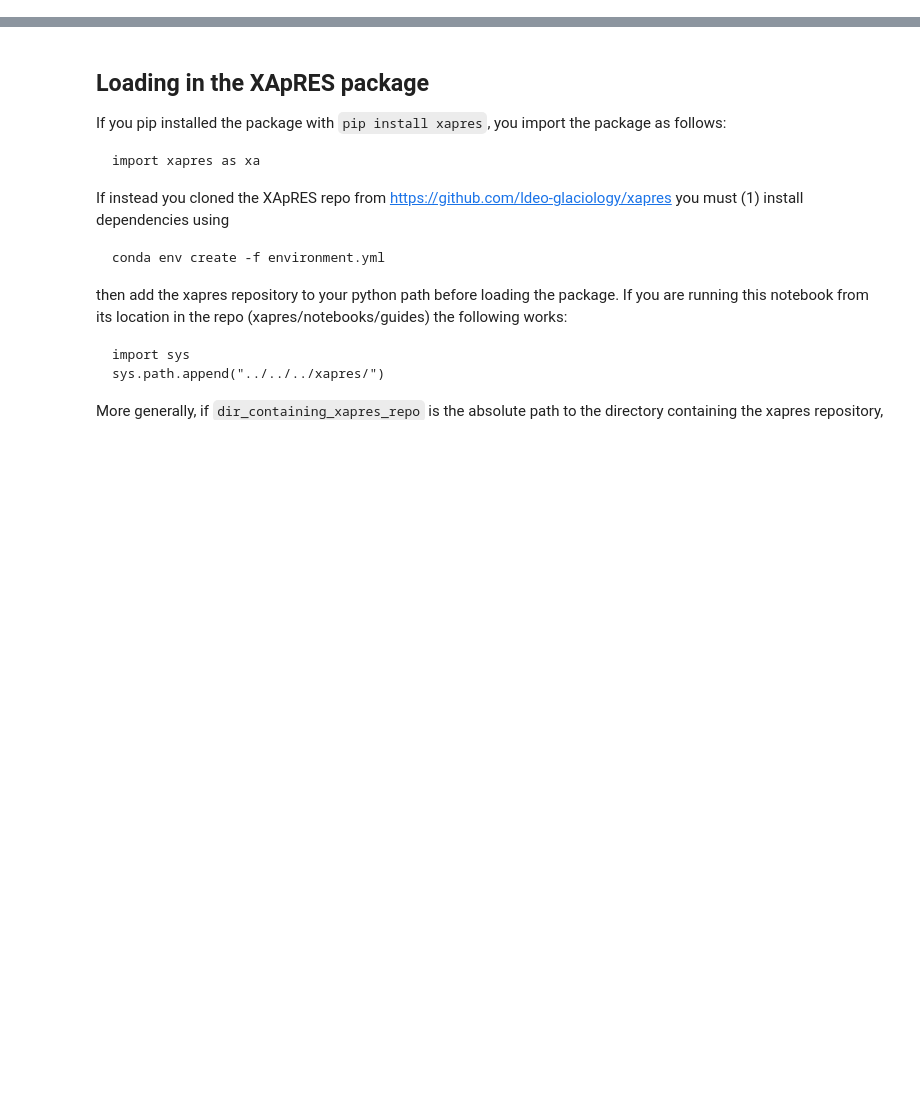
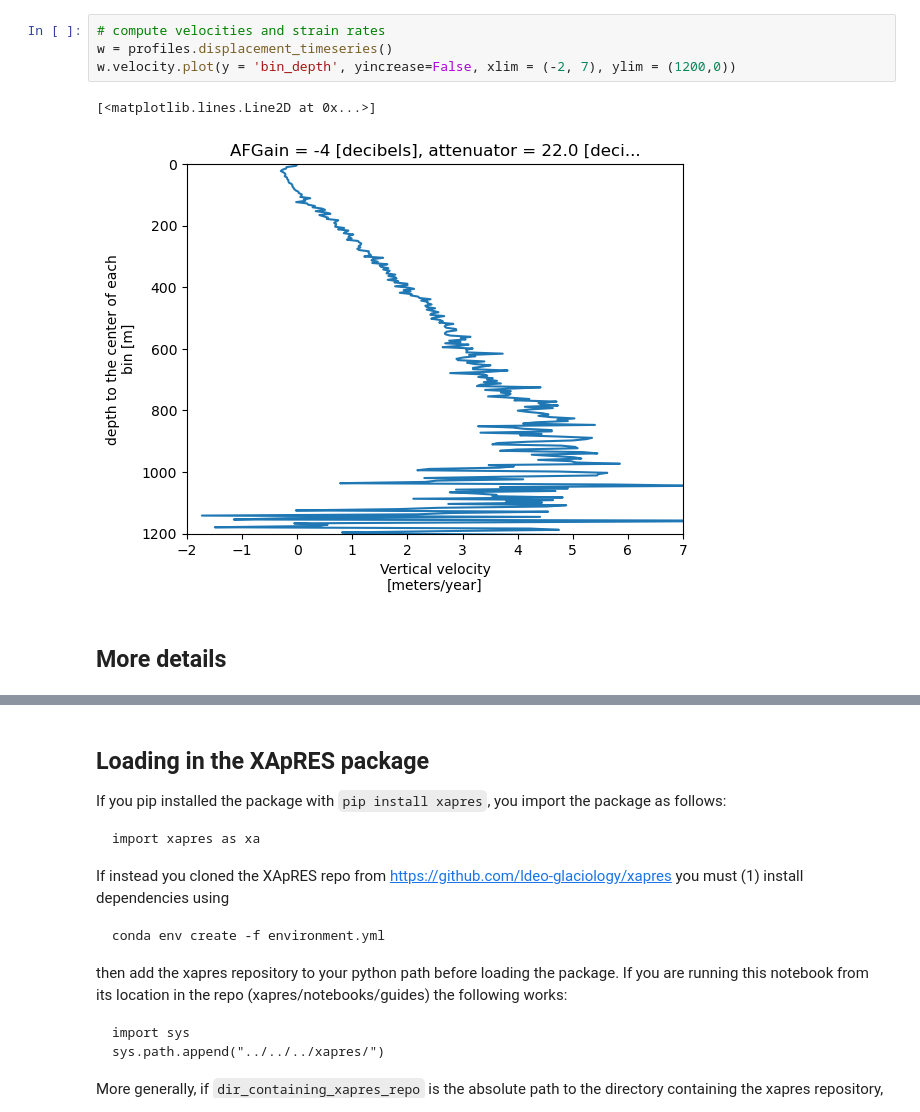
Before and after one commit to ldeo-glaciology/xapres, a Jupyter notebook: notebooks/guides/usingXApRES.ipynb, the cells around one changed output, grey strips where cells are left out. Cells and saved outputs as stored; diff of their text form; blank space fills up the shorter version.

```diff
--- a/notebooks/guides/usingXApRES.ipynb
+++ b/notebooks/guides/usingXApRES.ipynb
@@ -7,0 +24,9 @@ The structure of the xarray produced when loading each type of data with XApRES
+# %%
+# compute velocities and strain rates
+w = profiles.displacement_timeseries()
+w.velocity.plot(y = 'bin_depth', yincrease=False, xlim = (-2, 7), ylim = (1200,0))
+# %% [output]
+[<matplotlib.lines.Line2D at 0x...>]
+[figure, added]
+# %% [markdown]
+## More details
```
Also changed, not shown: parts of 4 cells of this notebook.
